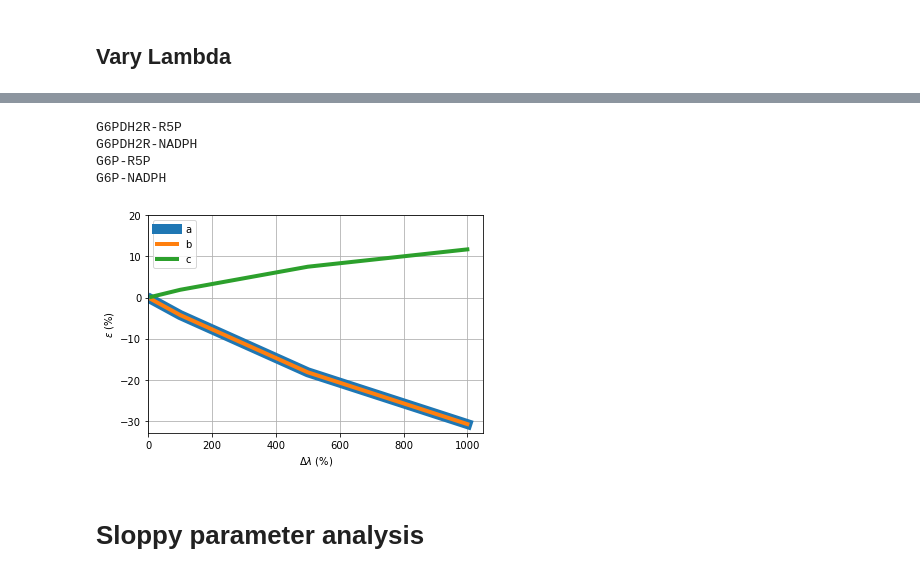
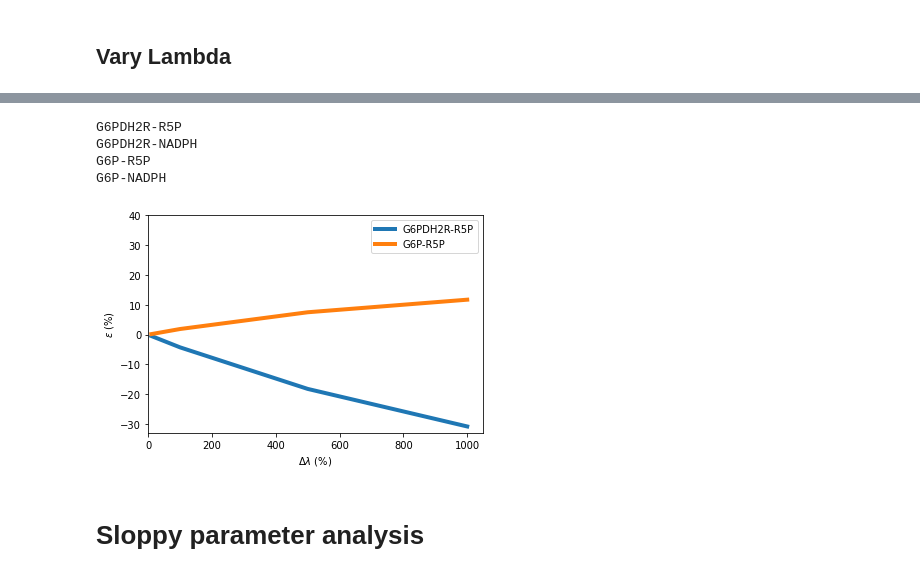
Before and after one commit to gawthrop/Sensitivity23, a Jupyter notebook: Sensitivity_PPP.ipynb, the cells around one changed output, grey strips where cells are left out. Saved outputs shown, nothing was run; the diff lists cells and outputs as text; code cells hidden in the pictures.

```diff
--- a/Sensitivity_PPP.ipynb
+++ b/Sensitivity_PPP.ipynb
@@ -373,7 +377,7 @@ def simSensitivity(s,sc,sf,Sys,X_ss,V_ss,dX_ss,chemostats=['A','C'],
         else:
             parameter1[parname] = lam
 
-    dat = st.sim(s,sc=sc,sf=sf,t=t,parameter=parameter1,X0=X_ss_1,quiet=quiet)
+    dat = st.sim(s,sc=sc,sf=sf,t=t,parameter=parameter1,X0=X_ss_1,quiet=quiet,Normalise=Normalise)
 
     return dat,y_step,t,sys
 # %% [markdown]
@@ -593,7 +597,7 @@ if plottingRatios:
         plt.ylabel(ylabel)
         plt.xlabel('$t/t_0$')
         plt.legend()
-        plt.grid()
+#         plt.grid()
     #     if SaveFig:
     #         plt.savefig(f'Figs/{sp}.pdf',bbox_inches='tight')
 
@@ -720,7 +724,6 @@ for outp in Outp:
         if Titles:
             plt.title(f'{name}'+r' ($\tilde\lambda$ = ' + f'{dlam}%; g={g:.2f})')
         plotSensitivitydX(dat,species=[outp],labeling=False)
-#         plt.hlines(g,min(t),max(t),color='black',ls='dashed')
         plotLines()
         Savefig('PPPdX_'+name+'_'+outp)
         plt.show()
@@ -730,10 +733,11 @@ for outp in Outp:
     if Titles:
         plt.title(outp)
     plt.tick_params(axis='x', rotation=90)
-    plt.grid()
-    plt.bar(range(len(dcgain)), dcgain.values(), align='center')
+#     plt.grid(axis='y')
+    plt.bar(range(len(dcgain)), dcgain.values(), align='center',color='black')
     plt.xticks(range(len(dcgain)), list(dcgain.keys()))
     plt.ylabel(ylabel)
+    plt.axhline(0,color='black',ls='dashed')
     Savefig(f'PPPdX_{outp}_chem_bar')
     plt.show()
 
@@ -741,10 +745,11 @@ for outp in Outp:
     if Titles:
         plt.title(outp)
     plt.tick_params(axis='x', rotation=90)
-    plt.grid()
-    plt.bar(range(len(Tau)), Tau.values(), align='center')
+#     plt.grid(axis='y')
+    plt.bar(range(len(Tau)), Tau.values(), align='center',color='black')
     plt.xticks(range(len(Tau)), list(Tau.keys()))
     plt.ylabel(r'$\tau$')
+#     plt.axhline(0,color='black',ls='dashed')
     Savefig(f'PPPdX_{outp}_chem_tau_bar')
     plt.show()
 # %% [output]
@@ -874,10 +879,11 @@ for outp in Outp:
     if Titles:
         plt.title(outp)
     plt.tick_params(axis='x', rotation=90)
-    plt.grid()
-    plt.bar(range(len(dcgain)), dcgain.values(), align='center')
+#     plt.grid(axis='y')
+    plt.bar(range(len(dcgain)), dcgain.values(), align='center',color='black')
     plt.xticks(range(len(dcgain)), list(dcgain.keys()))
     plt.ylabel(ylabel)
+    plt.axhline(0,color='black',ls='dashed')
     Savefig(f'PPPdX_{outp}_reac_bar')
     plt.show()
 
@@ -885,8 +891,8 @@ for outp in Outp:
     if Titles:
         plt.title(outp)
     plt.tick_params(axis='x', rotation=90)
-    plt.grid()
-    plt.bar(range(len(Tau)), Tau.values(), align='center')
+#     plt.grid(axis='y')
+    plt.bar(range(len(Tau)), Tau.values(), align='center',color='black')
     plt.xticks(range(len(Tau)), list(Tau.keys()))
     plt.ylabel(r'$\tau$')
     Savefig(f'PPPdX_{outp}_reac_tau_bar')
@@ -1024,34 +1030,35 @@ NADPH
 # %%
 ## Plot error curves
 name = ['a','b','c','d']
 lw = [10,4,4,4]
 for i,Name in enumerate(Nlin):
     print(Name)
     G = np.array(Lin[Name])
     NG = np.array(Nlin[Name])
     Err = (NG-G)/G
     ErrPC = 100*Err
     LamPC = (Lam-np.ones(len(Lam)))*100
 
-    ## Just plot the first 3
-    if i<3:
-        plt.plot(LamPC,ErrPC,label=name[i],lw=lw[i])
+    ## Just plot 1 and 3
+    if i in [0,2]:
+#         plt.plot(LamPC,ErrPC,label=name[i],lw=lw[i])
+        plt.plot(LamPC,ErrPC,label=Name,lw=4)
 
 plt.legend()
-plt.grid()
-plt.ylim(top=20)
+# plt.grid()
+plt.ylim(top=40)
 plt.xlim(left=0)
 plt.xlabel(r'$\Delta \lambda$ (%)')
 # plt.ylabel(r'$\tilde{\dot{x}}/\tilde{\lambda}-g$ (%)')
 plt.ylabel(r'$\epsilon$ (%)')
-Savefig(f'PPPdX_lambda')
+Savefig(f'PPPdX_lambda',fontsize=20)
 plt.show()
 # %% [output]
 G6PDH2R-R5P
 G6PDH2R-NADPH
 G6P-R5P
 G6P-NADPH
-[figure, old version]
+[figure, new version]
 # %% [markdown]
 # Sloppy parameter analysis
 # %%
```
Also changed, not shown: parts of 15 cells of this notebook, 3 other files.
